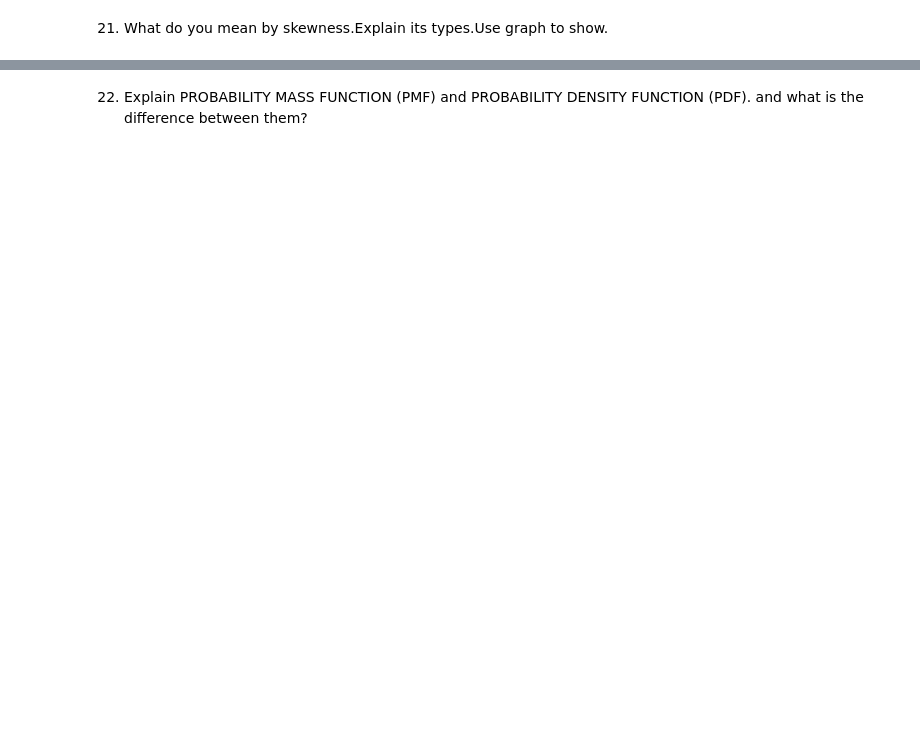
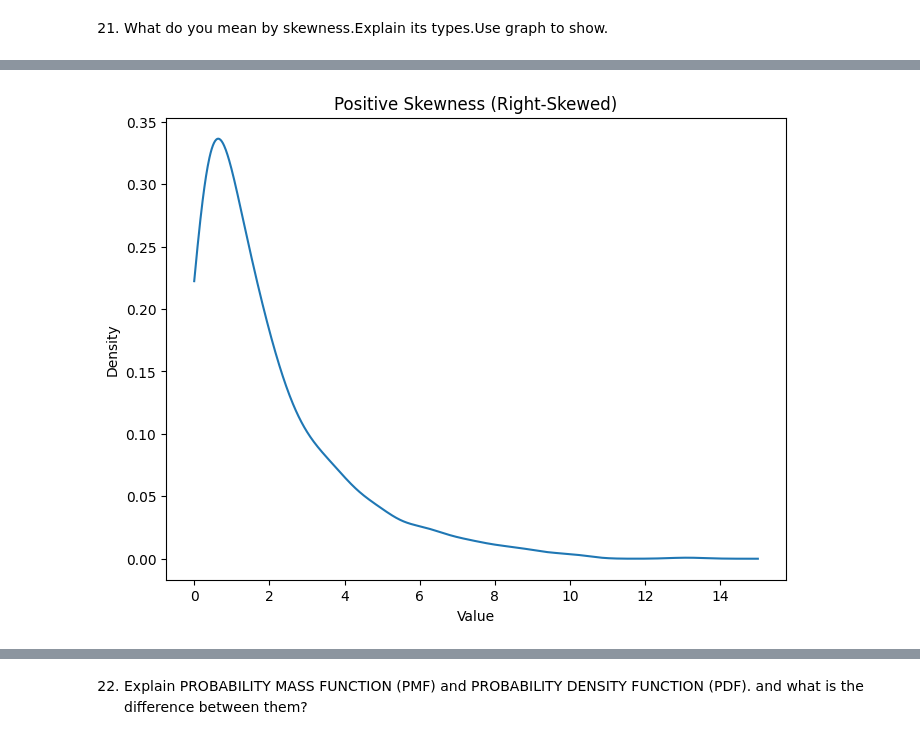
Before and after one commit to akash-soni/Data_Science_masters_pro, a Jupyter notebook: PW_Assignements.ipynb, the cells around one changed output, grey strips where cells are left out. Drawn from its saved outputs; the diff is of its cells as text; code cells hidden in the pictures; blank space fills up the shorter version.

```diff
--- a/PW_Assignements.ipynb
+++ b/PW_Assignements.ipynb
@@ -2666,0 +2766,17 @@ calculated.
+# %%
+import matplotlib.pyplot as plt
+import numpy as np
+import scipy.stats as stats
+
+data = np.random.exponential(scale=2, size=1000)
+density = stats.gaussian_kde(data)
+x = np.linspace(0, 15, 1000)
+
+plt.figure(figsize=(8, 6))
+plt.plot(x, density(x))
+plt.title('Positive Skewness (Right-Skewed)')
+plt.xlabel('Value')
+plt.ylabel('Density')
+plt.show()
+# %% [output]
+[figure, added]
```
Also changed, not shown: parts of 52 cells of this notebook, 42 other files.
